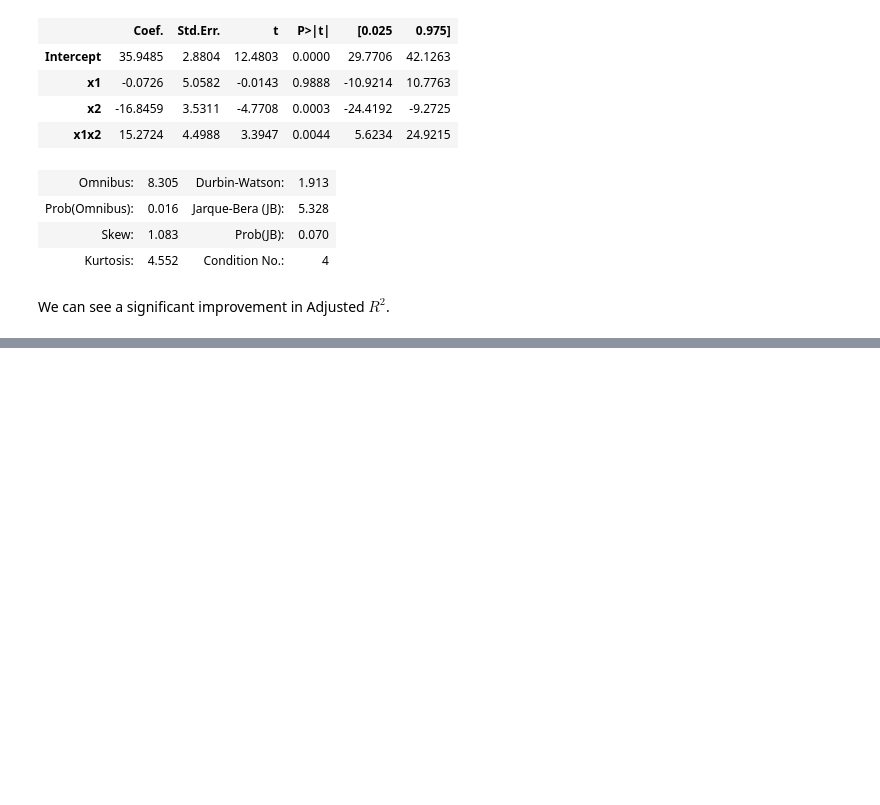
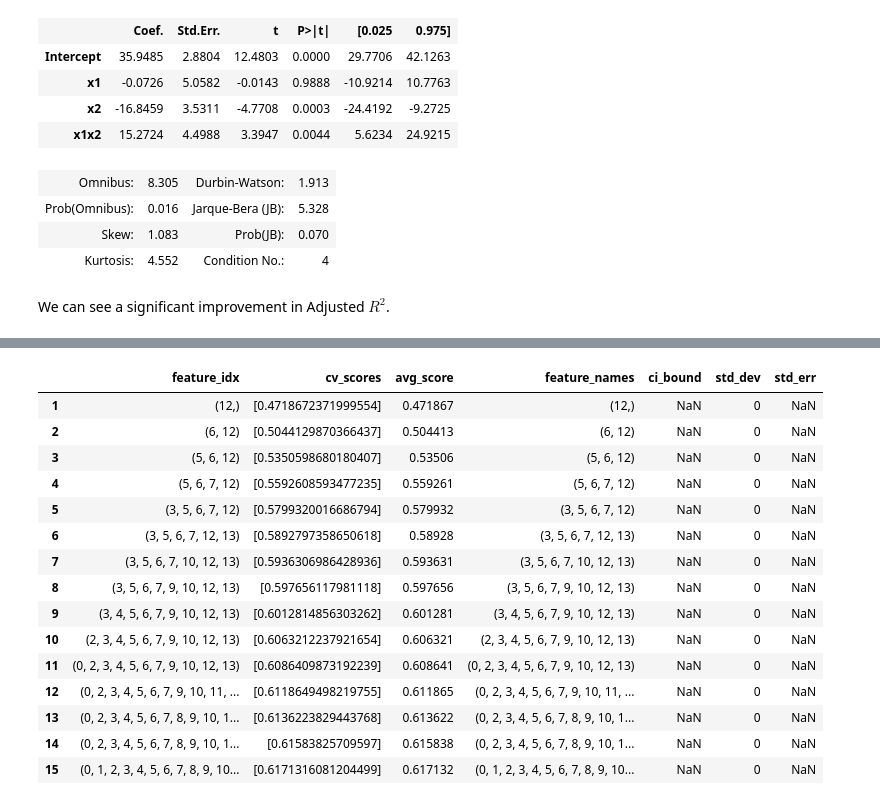
Before and after one commit to srk-apts/CS-E-106, a Jupyter notebook: Homework/HW7/hw7_python.ipynb, the cells around one changed output, grey strips where cells are left out. Cells and saved outputs as stored; diff of their text form; code cells hidden in the pictures; blank space fills up the shorter version.

```diff
--- a/Homework/HW7/hw7_python.ipynb
+++ b/Homework/HW7/hw7_python.ipynb
@@ -647,0 +733,5 @@ We can see a significant improvement in Adjusted $R^2$.
+# %%
+X1 = pd.get_dummies(website_data[["team_number"]]).iloc[:,1:]
+X2 = website_data[["process_change","backlog","team_experience"]]
+X = pd.concat((X1,X2), axis=1)
+X.columns
@@ -647,0 +744,14 @@ We can see a significant improvement in Adjusted $R^2$.
+# %%
+Y = website_data["websites_delivered"].astype("float64")
+# %%
+lr = LinearRegression()
+efs1 = EFS(lr,
+           min_features=1,
+           max_features=len(X.columns),
+           scoring='r2',
+           print_progress=True,
+           cv=2)
+
+
+# Create a efs fit
+efs1 = efs1.fit(X.as_matrix(), Y.as_matrix())
@@ -647,0 +783,10 @@ We can see a significant improvement in Adjusted $R^2$.
+# %%
+sfs1 = SFS(lr,
+           k_features="parsimonious", #the best smallest feature subset
+           forward=True,
+           floating=False,
+           verbose=2,
+           scoring='r2',
+           cv=0)
+
+sfs1 = sfs1.fit(X.as_matrix(), Y.as_matrix())
@@ -647,0 +811,19 @@ We can see a significant improvement in Adjusted $R^2$.
+# %%
+pd.DataFrame.from_dict(sfs1.get_metric_dict()).T
+# %% [output]
+|  | feature_idx | cv_scores | avg_score | feature_names | ci_bound | std_dev | std_err |
+| 1 | (12,) | [0.4718672371999554] | 0.471867 | (12,) | NaN | 0 | NaN |
+| 2 | (6, 12) | [0.5044129870366437] | 0.504413 | (6, 12) | NaN | 0 | NaN |
+| 3 | (5, 6, 12) | [0.5350598680180407] | 0.53506 | (5, 6, 12) | NaN | 0 | NaN |
+| 4 | (5, 6, 7, 12) | [0.5592608593477235] | 0.559261 | (5, 6, 7, 12) | NaN | 0 | NaN |
+| 5 | (3, 5, 6, 7, 12) | [0.5799320016686794] | 0.579932 | (3, 5, 6, 7, 12) | NaN | 0 | NaN |
+| 6 | (3, 5, 6, 7, 12, 13) | [0.5892797358650618] | 0.58928 | (3, 5, 6, 7, 12, 13) | NaN | 0 | NaN |
+| 7 | (3, 5, 6, 7, 10, 12, 13) | [0.5936306986428936] | 0.593631 | (3, 5, 6, 7, 10, 12, 13) | NaN | 0 | NaN |
+| 8 | (3, 5, 6, 7, 9, 10, 12, 13) | [0.597656117981118] | 0.597656 | (3, 5, 6, 7, 9, 10, 12, 13) | NaN | 0 | NaN |
+| 9 | (3, 4, 5, 6, 7, 9, 10, 12, 13) | [0.6012814856303262] | 0.601281 | (3, 4, 5, 6, 7, 9, 10, 12, 13) | NaN | 0 | NaN |
+| 10 | (2, 3, 4, 5, 6, 7, 9, 10, 12, 13) | [0.6063212237921654] | 0.606321 | (2, 3, 4, 5, 6, 7, 9, 10, 12, 13) | NaN | 0 | NaN |
+| 11 | (0, 2, 3, 4, 5, 6, 7, 9, 10, 12, 13) | [0.6086409873192239] | 0.608641 | (0, 2, 3, 4, 5, 6, 7, 9, 10, 12, 13) | NaN | 0 | NaN |
+| 12 | (0, 2, 3, 4, 5, 6, 7, 9, 10, 11, ... | [0.6118649498219755] | 0.611865 | (0, 2, 3, 4, 5, 6, 7, 9, 10, 11, ... | NaN | 0 | NaN |
+| 13 | (0, 2, 3, 4, 5, 6, 7, 8, 9, 10, 1... | [0.6136223829443768] | 0.613622 | (0, 2, 3, 4, 5, 6, 7, 8, 9, 10, 1... | NaN | 0 | NaN |
+| 14 | (0, 2, 3, 4, 5, 6, 7, 8, 9, 10, 1... | [0.61583825709597] | 0.615838 | (0, 2, 3, 4, 5, 6, 7, 8, 9, 10, 1... | NaN | 0 | NaN |
+| 15 | (0, 1, 2, 3, 4, 5, 6, 7, 8, 9, 10... | [0.6171316081204499] | 0.617132 | (0, 1, 2, 3, 4, 5, 6, 7, 8, 9, 10... | NaN | 0 | NaN |
```
Also changed, not shown: parts of 29 cells of this notebook.
